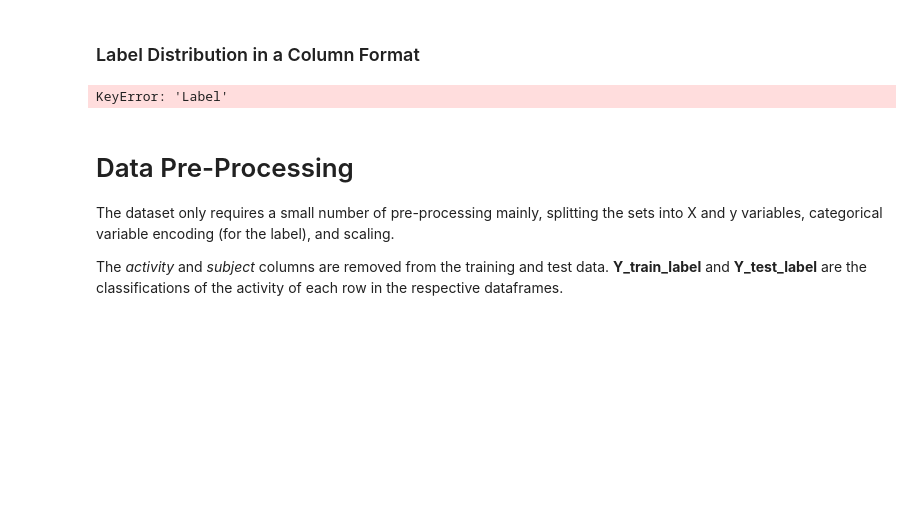
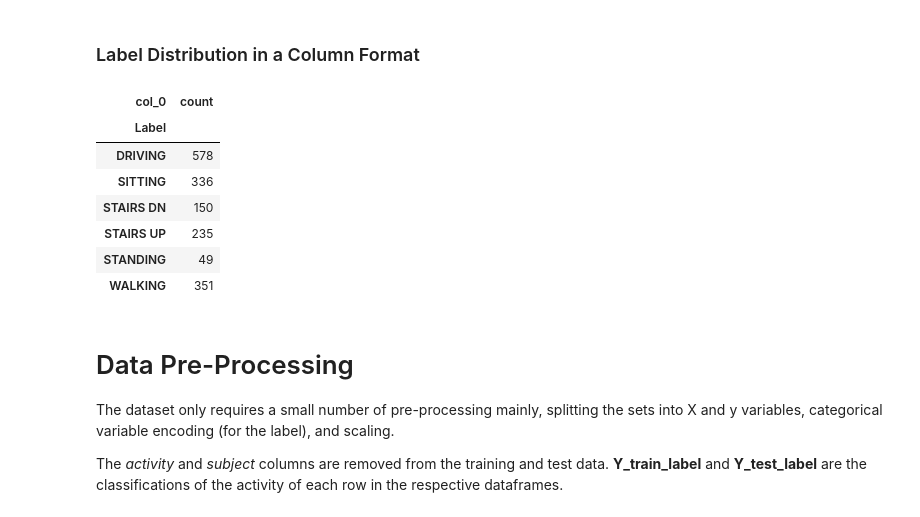
Before and after one commit to ijtan/HAR-Processing-Pipeline, a Jupyter notebook: SVM.ipynb, the cells around one changed output. Drawn from its saved outputs; the diff is of its cells as text; code cells hidden in the pictures; blank space fills up the shorter version.

```diff
--- a/SVM.ipynb
+++ b/SVM.ipynb
@@ -149,12 +139,19 @@ AttributeError: 'str' object has no attribute 'value_counts'
 # %% [markdown]
 ### Label Distribution in a Column Format
 # %%
-train_outcome = pd.crosstab(index=y_train["Label"],
+train_outcome = pd.crosstab(index=train["Label"],
                               columns="count")
 
 train_outcome
 # %% [output]
-KeyError: 'Label'
+| col_0 | count |
+| Label |  |
+| DRIVING | 578 |
+| SITTING | 336 |
+| STAIRS DN | 150 |
+| STAIRS UP | 235 |
+| STANDING | 49 |
+| WALKING | 351 |
 # %% [markdown]
 # Data Pre-Processing
 
```
Also changed, not shown: parts of 12 cells of this notebook.
